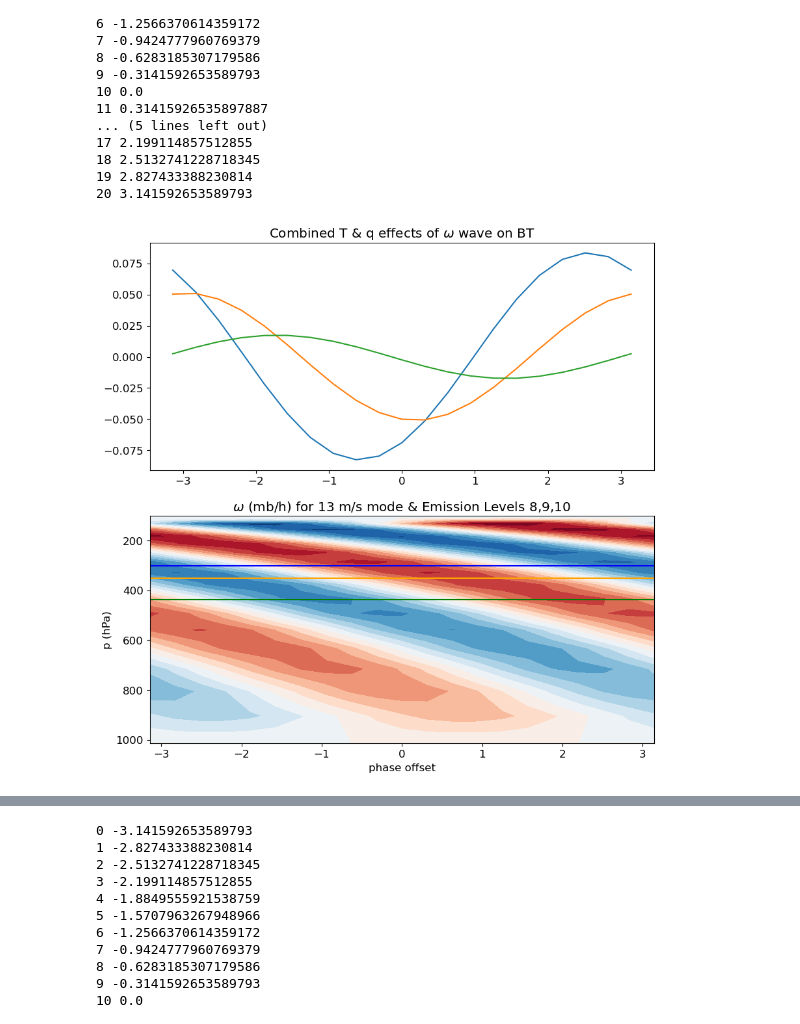
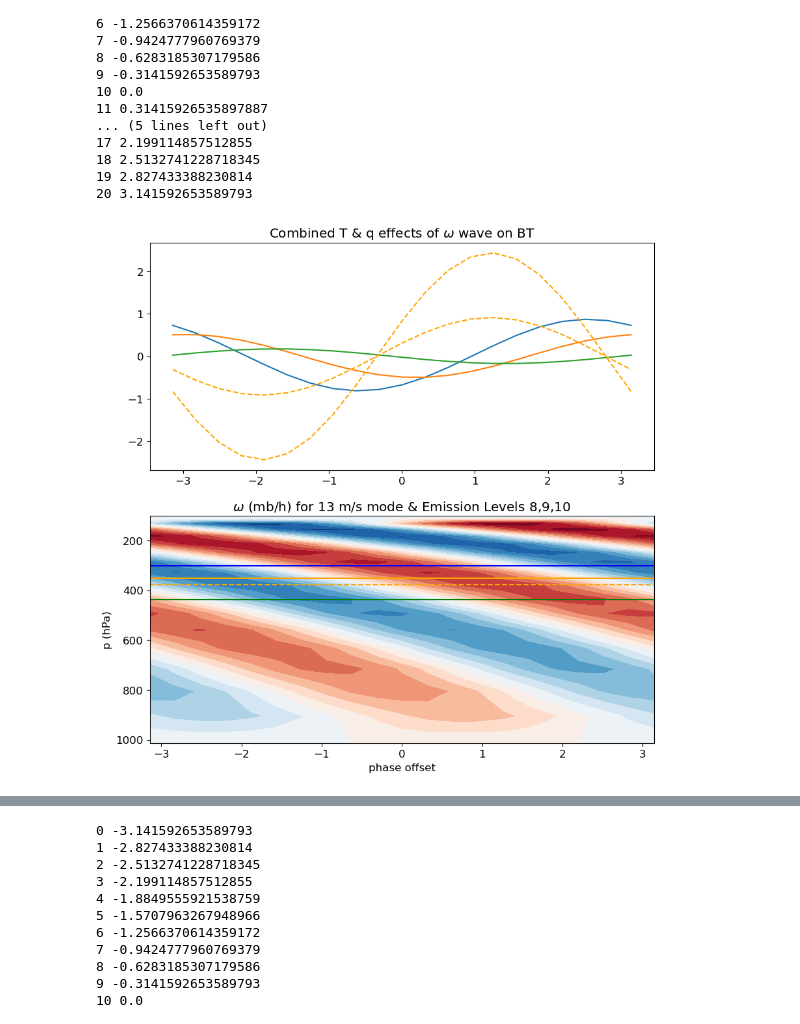
Before and after one commit to ATMOcanes/arts-lectures, a Jupyter notebook: exercises/06-olr/BEMolr.ipynb, the cells around one changed output, grey strips where cells are left out. Saved outputs shown, nothing was run; the diff lists cells and outputs as text; code cells hidden in the pictures.

```diff
--- a/exercises/06-olr/BEMolr.ipynb
+++ b/exercises/06-olr/BEMolr.ipynb
@@ -501,15 +497,15 @@ plt.ylim([101300,10000])
 # Damp omega to zero at the surface as it must be, multiply by (1- exp(-zprof/2000)
 
 phase_offset = -np.pi + np.pi * np.arange(21)/10.  # 20 phases shoudl be enough resolution
-
+Amplitude = 10.*100. # Pascals
 om21 = np.zeros( (Zprof.size, phase_offset.size) )
 Tp21 = np.zeros( (Zprof.size, phase_offset.size) )
 qp21 = np.zeros( (Zprof.size, phase_offset.size) )
 
 for i,ph in enumerate(phase_offset):
     om21[:,i] = np.sin(Zprof/halfwavelength*np.pi + ph) * (Zprof < 17000)  * (1 +Zprof/17000) *(1- np.exp(- np.abs(Zprof)/1000.))
-    qp21[:,i] = dqdp*100  * om21[:,i]
-    Tp21[:,i] = dthdp*100 * om21[:,i] / ((100000./(pprof))**(287./1004))
+    qp21[:,i] = dqdp*Amplitude  * om21[:,i]
+    Tp21[:,i] = dthdp*Amplitude * om21[:,i] / ((100000./(pprof))**(287./1004))
 
 # Monotonic requirement on interp: use a negative sign
 EL8 = np.interp(-T8,  -Tprof[1:15], pprof[1:15]) # must be in monotonic troposphere, 1:15
@@ -596,21 +639,29 @@ for i,ph in enumerate(phase_offset):
 19 2.827433388230814
 20 3.141592653589793
 # %%
+# Tropical Case Plot
 plt.figure(figsize=(10,10) )
 
 plt.subplot(211)
 plt.plot(phase_offset, DT8s_phase);
 plt.plot(phase_offset, DT9s_phase);
 plt.plot(phase_offset, DT10s_phase);
 plt.title('Combined T & q effects of $\omega$ wave on BT')
+
+# PB24 coefficient is "between 6 and 16 hPa per K" so overplot omega curve divided by this coefficient
+# level 9 is 378 hPa
+plt.plot(phase_offset, Amplitude/100 *om21[9,:]/6., linestyle='--', color='orange') # convert omega at 378mb to BT using PB24 coefficient
+plt.plot(phase_offset, Amplitude/100 *om21[9,:]/16., linestyle='--', color='orange') # convert omega at 378mb to BT using PB24 coefficient
 
 plt.subplot(212)
 plt.contourf(phase_offset, pprof/100., om21, 15, cmap='RdBu_r')
 plt.title('$\omega$ (mb/h) for 13 m/s mode & Emission Levels 8,9,10')
 plt.ylim([1013,100]); plt.ylabel('p (hPa)')
 plt.xlabel('phase offset')
 plt.hlines(EL8/100, -np.pi, np.pi,'blue');
 plt.hlines(EL9/100, -np.pi, np.pi,'orange');
 plt.hlines(EL10/100,-np.pi, np.pi,'green');
+
+plt.hlines(378,-np.pi, np.pi,'orange', linestyle='--'); #PB24 level
 # %% [output]
-[figure, old version]
+[figure, new version]
```
Also changed, not shown: parts of 19 cells of this notebook.
